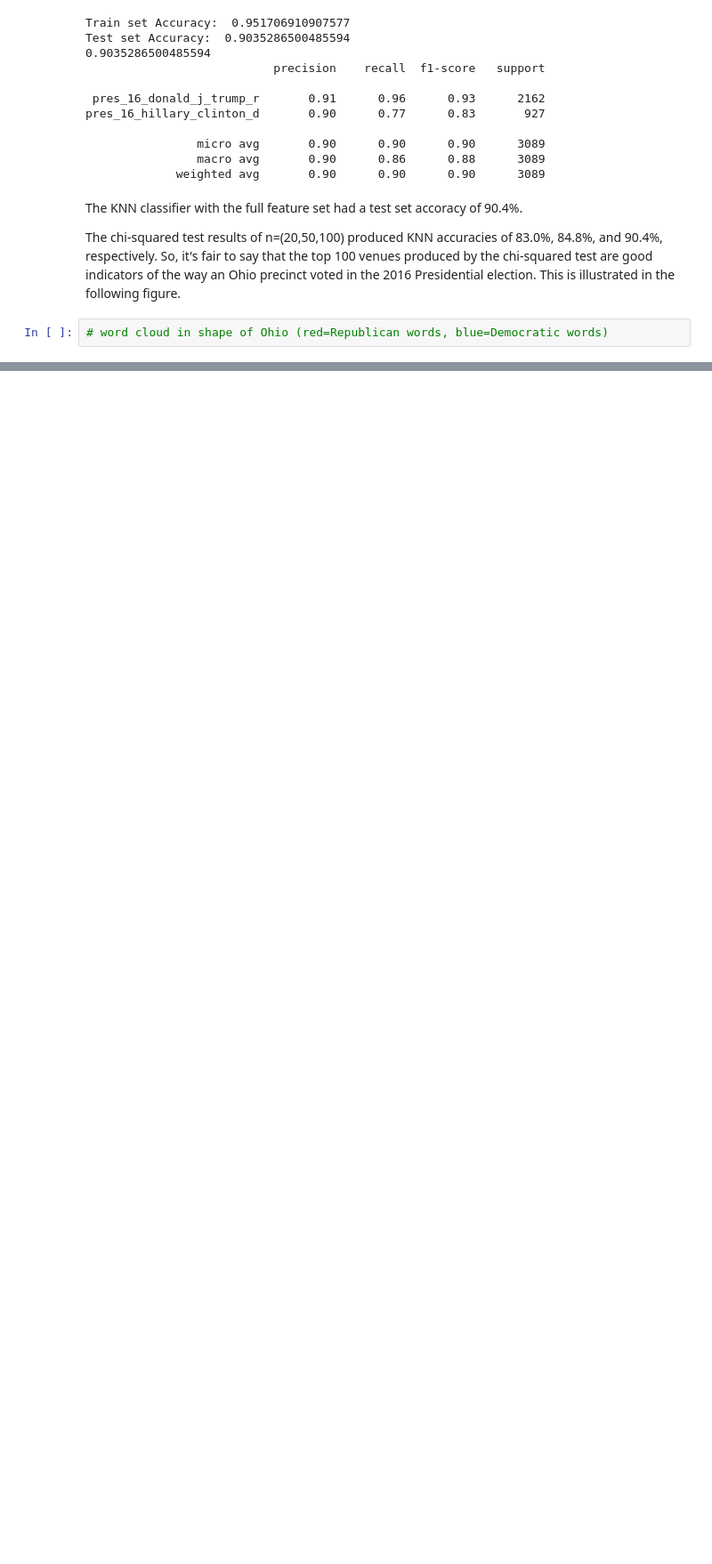
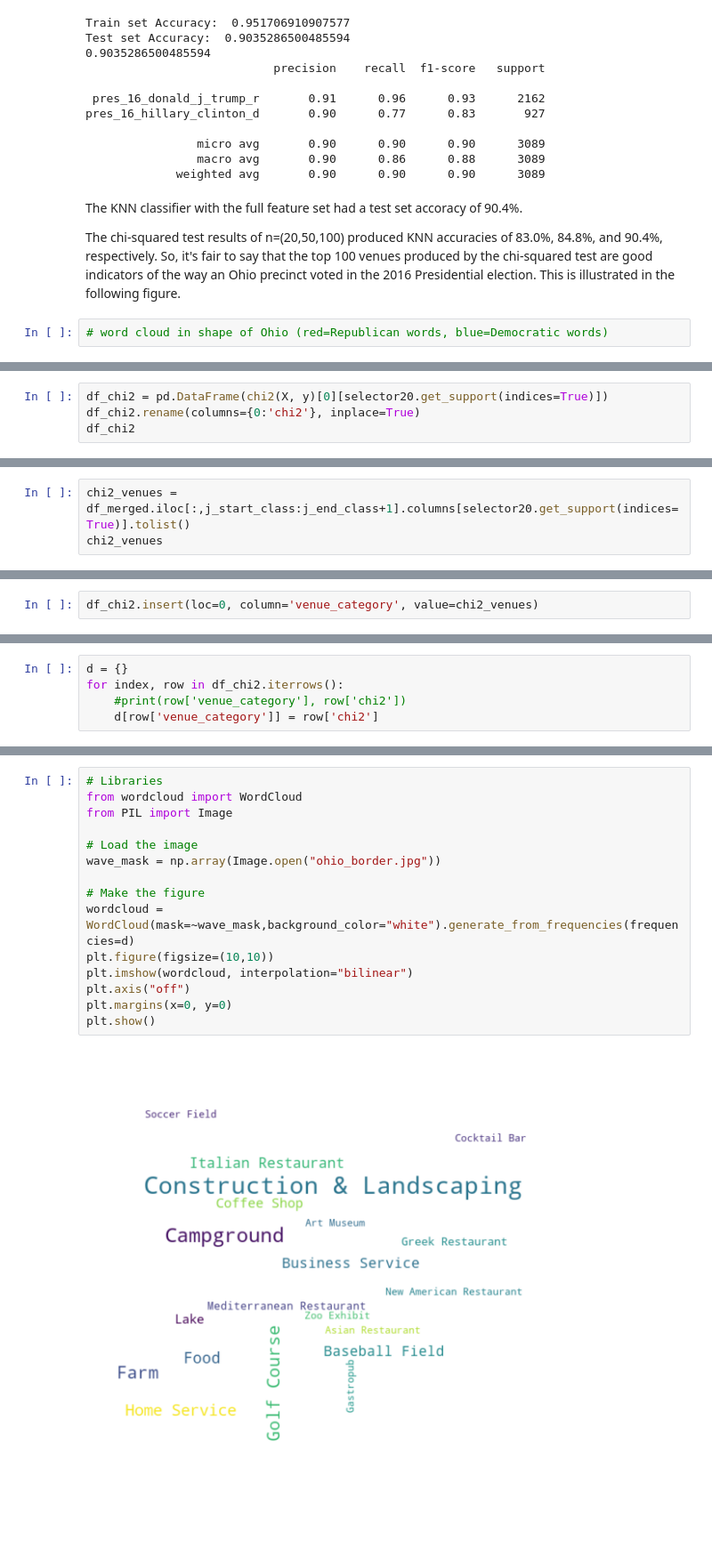
Before and after one commit to cfd2ds/IBM_DataScience, a Jupyter notebook: Course9_Capstone/Week4/Capstone.ipynb, the cells around one changed output, grey strips where cells are left out. Shown at 89% size. Cells and saved outputs as stored; diff of their text form; blank space fills up the shorter version.

Commit message:
Capstone wordcloud.

```diff
--- a/Course9_Capstone/Week4/Capstone.ipynb
+++ b/Course9_Capstone/Week4/Capstone.ipynb
@@ -1709,0 +1795,4 @@ The chi-squared test results of n=(20,50,100) produced KNN accuracies of 83.0%,
+# %%
+df_chi2 = pd.DataFrame(chi2(X, y)[0][selector20.get_support(indices=True)])
+df_chi2.rename(columns={0:'chi2'}, inplace=True)
+df_chi2
@@ -1709,0 +1817,3 @@ The chi-squared test results of n=(20,50,100) produced KNN accuracies of 83.0%,
+# %%
+chi2_venues = df_merged.iloc[:,j_start_class:j_end_class+1].columns[selector20.get_support(indices=True)].tolist()
+chi2_venues
@@ -1709,0 +1822,2 @@ The chi-squared test results of n=(20,50,100) produced KNN accuracies of 83.0%,
+# %%
+df_chi2.insert(loc=0, column='venue_category', value=chi2_venues)
@@ -1709,0 +1844,5 @@ The chi-squared test results of n=(20,50,100) produced KNN accuracies of 83.0%,
+# %%
+d = {}
+for index, row in df_chi2.iterrows():
+    #print(row['venue_category'], row['chi2'])
+    d[row['venue_category']] = row['chi2']
@@ -1709,0 +1853,17 @@ The chi-squared test results of n=(20,50,100) produced KNN accuracies of 83.0%,
+# %%
+# Libraries
+from wordcloud import WordCloud
+from PIL import Image
+
+# Load the image
+wave_mask = np.array(Image.open("ohio_border.jpg"))
+
+# Make the figure
+wordcloud = WordCloud(mask=~wave_mask,background_color="white").generate_from_frequencies(frequencies=d)
+plt.figure(figsize=(10,10))
+plt.imshow(wordcloud, interpolation="bilinear")
+plt.axis("off")
+plt.margins(x=0, y=0)
+plt.show()
+# %% [output]
+[figure, added]
```
Also changed, not shown: parts of 18 cells of this notebook.
